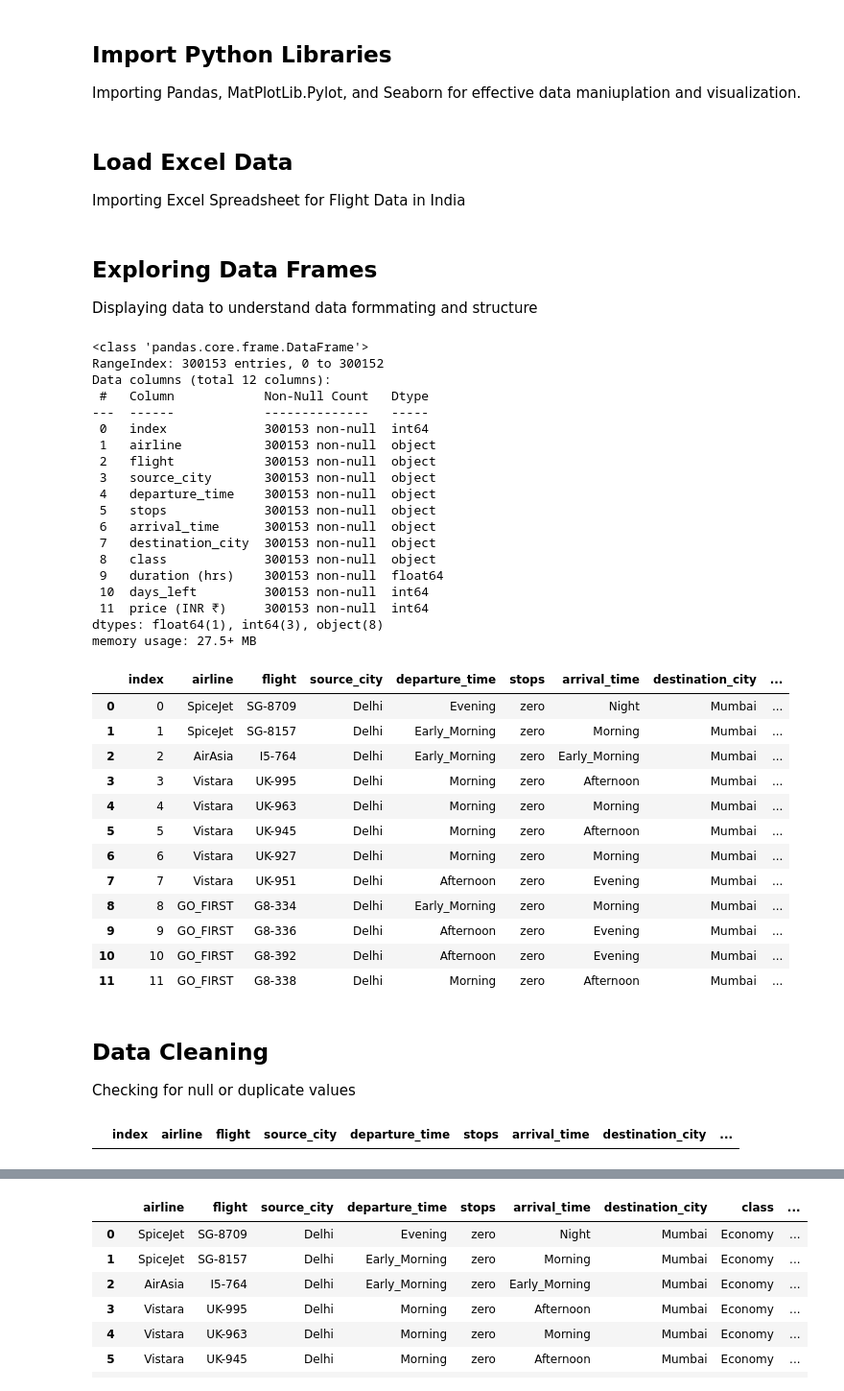
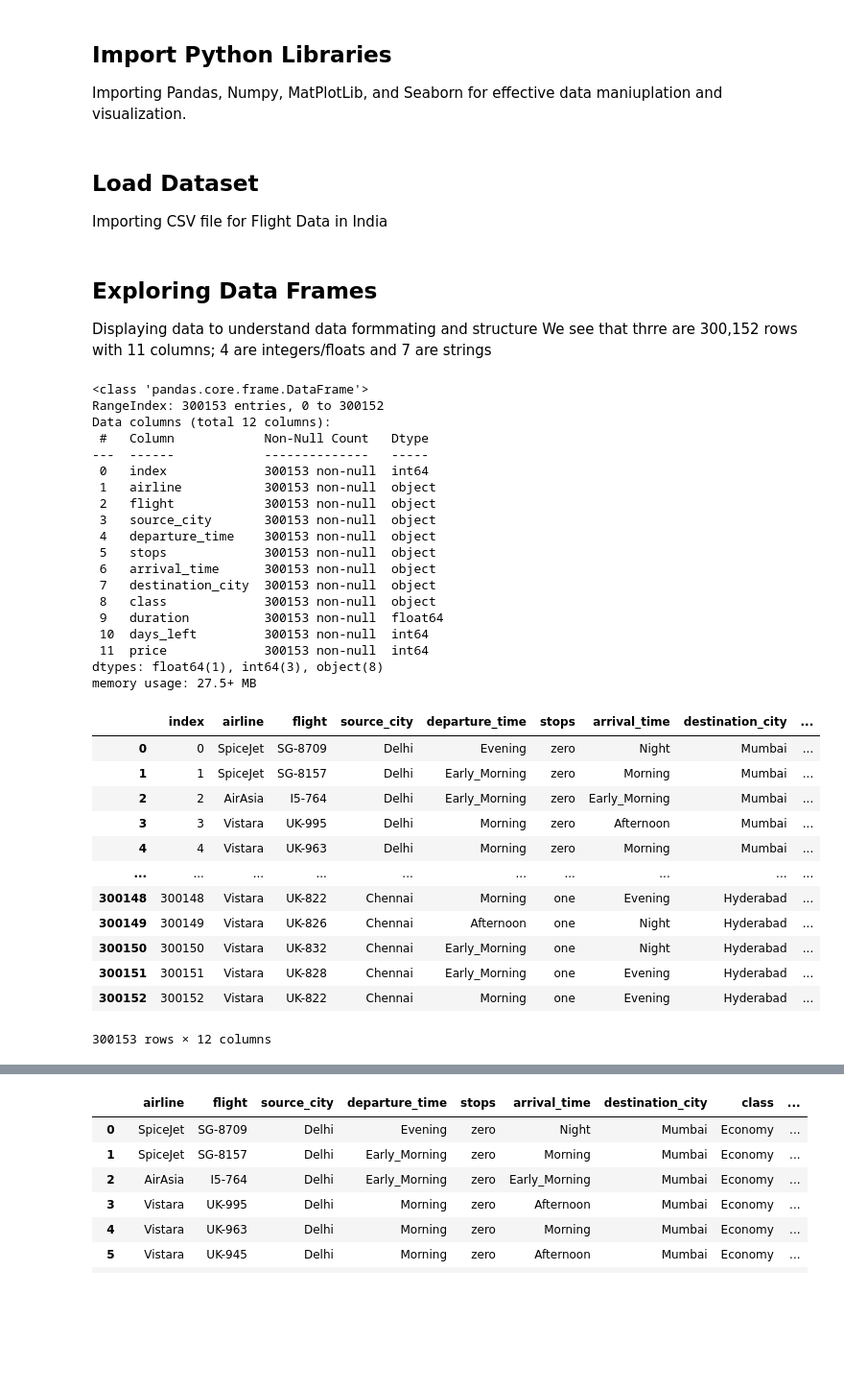
Before and after one commit to ImranQureshi25/Flight_Data_Analysis_Python_Project, a Jupyter notebook: Flight_Data_Analysis_Python_Project.ipynb, the cells around one changed output, grey strips where cells are left out. Shown at 96% size. Cells and saved outputs as stored; diff of their text form; code cells hidden in the pictures; blank space fills up the shorter version.

```diff
--- a/Flight_Data_Analysis_Python_Project.ipynb
+++ b/Flight_Data_Analysis_Python_Project.ipynb
@@ -3,6 +3,6 @@
 Analysis and projections of various metrics (Airline, Destination, Arrival Time, etc) for flights in India from a Kaggle dataset using Python.
 # %% [markdown]
 ## Import Python Libraries
-Importing Pandas, MatPlotLib.Pylot, and Seaborn for effective data maniuplation and visualization.
+Importing Pandas, Numpy, MatPlotLib, and Seaborn for effective data maniuplation and visualization.
 # %%
 import pandas as pd
@@ -10,54 +12,46 @@ import matplotlib.pyplot as plt
 import seaborn as sns
 # %% [markdown]
-## Load Excel Data
-Importing Excel Spreadsheet for Flight Data in India
+## Load Dataset
+Importing CSV file for Flight Data in India
 # %%
-df = pd.read_excel('airlines_flights_data(1).xlsx')
+df = pd.read_csv('airlines_flights_data.csv')
 # %% [markdown]
 ## Exploring Data Frames
 Displaying data to understand data formmating and structure
+We see that thrre are 300,152 rows with 11 columns; 4 are integers/floats and 7 are strings
 # %%
 df.info()
-df.head(12)
+df
 # %% [output]
 <class 'pandas.core.frame.DataFrame'>
 RangeIndex: 300153 entries, 0 to 300152
 Data columns (total 12 columns):
  #   Column            Non-Null Count   Dtype
 ---  ------            --------------   -----
  0   index             300153 non-null  int64
  1   airline           300153 non-null  object
  2   flight            300153 non-null  object
  3   source_city       300153 non-null  object
  4   departure_time    300153 non-null  object
  5   stops             300153 non-null  object
  6   arrival_time      300153 non-null  object
  7   destination_city  300153 non-null  object
  8   class             300153 non-null  object
- 9   duration (hrs)    300153 non-null  float64
+ 9   duration          300153 non-null  float64
  10  days_left         300153 non-null  int64
- 11  price (INR ₹)     300153 non-null  int64
+ 11  price             300153 non-null  int64
 dtypes: float64(1), int64(3), object(8)
 memory usage: 27.5+ MB
 |  | index | airline | flight | source_city | departure_time | stops | arrival_time | destination_city | ... |
 | 0 | 0 | SpiceJet | SG-8709 | Delhi | Evening | zero | Night | Mumbai | ... |
 | 1 | 1 | SpiceJet | SG-8157 | Delhi | Early_Morning | zero | Morning | Mumbai | ... |
 | 2 | 2 | AirAsia | I5-764 | Delhi | Early_Morning | zero | Early_Morning | Mumbai | ... |
 | 3 | 3 | Vistara | UK-995 | Delhi | Morning | zero | Afternoon | Mumbai | ... |
 | 4 | 4 | Vistara | UK-963 | Delhi | Morning | zero | Morning | Mumbai | ... |
-| 5 | 5 | Vistara | UK-945 | Delhi | Morning | zero | Afternoon | Mumbai | ... |
-| 6 | 6 | Vistara | UK-927 | Delhi | Morning | zero | Morning | Mumbai | ... |
-| 7 | 7 | Vistara | UK-951 | Delhi | Afternoon | zero | Evening | Mumbai | ... |
-| 8 | 8 | GO_FIRST | G8-334 | Delhi | Early_Morning | zero | Morning | Mumbai | ... |
-| 9 | 9 | GO_FIRST | G8-336 | Delhi | Afternoon | zero | Evening | Mumbai | ... |
-| 10 | 10 | GO_FIRST | G8-392 | Delhi | Afternoon | zero | Evening | Mumbai | ... |
-| 11 | 11 | GO_FIRST | G8-338 | Delhi | Morning | zero | Afternoon | Mumbai | ... |
+| ... | ... | ... | ... | ... | ... | ... | ... | ... | ... |
+| 300148 | 300148 | Vistara | UK-822 | Chennai | Morning | one | Evening | Hyderabad | ... |
+| 300149 | 300149 | Vistara | UK-826 | Chennai | Afternoon | one | Night | Hyderabad | ... |
+| 300150 | 300150 | Vistara | UK-832 | Chennai | Early_Morning | one | Night | Hyderabad | ... |
+| 300151 | 300151 | Vistara | UK-828 | Chennai | Early_Morning | one | Evening | Hyderabad | ... |
+| 300152 | 300152 | Vistara | UK-822 | Chennai | Morning | one | Evening | Hyderabad | ... |
+300153 rows × 12 columns
-# %% [markdown]
-## Data Cleaning
-Checking for null or duplicate values
-# %%
-df[df.isnull().any(axis=1)]
-df[df.duplicated()]
-## No duplicates or null values found so no need to change original data frame.
-# %% [output]
-|  | index | airline | flight | source_city | departure_time | stops | arrival_time | destination_city | ... |
```
Also changed, not shown: parts of 44 cells of this notebook, 3 other files.
